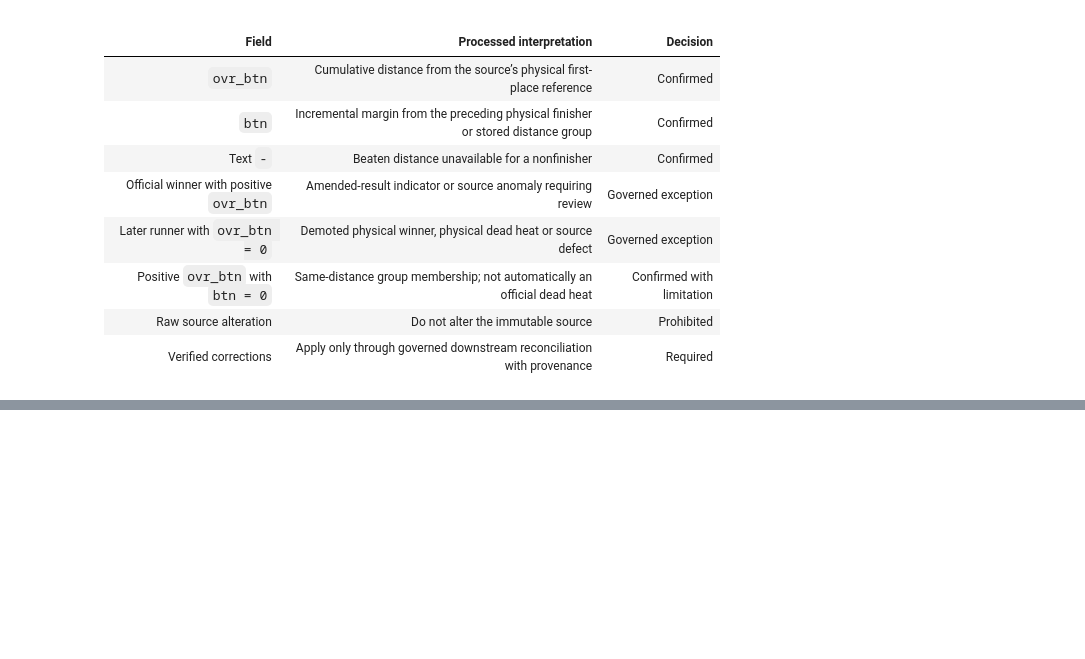
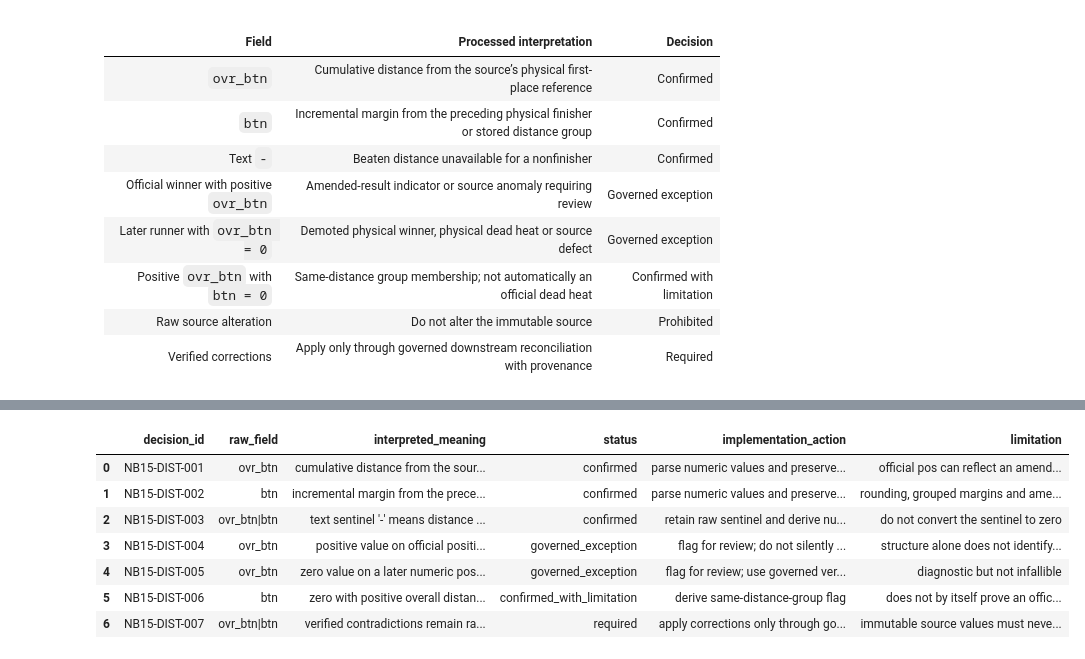
Before and after one commit to rjmac22/inside-rails-horse-racing, a Jupyter notebook: notebooks/15_beaten_distance_semantics.ipynb, the cells around one changed output, grey strips where cells are left out. Drawn from its saved outputs; the diff is of its cells as text; code cells hidden in the pictures; blank space fills up the shorter version.

Commit message:
Close out Notebook 15 beaten-distance analysis

```diff
--- a/notebooks/15_beaten_distance_semantics.ipynb
+++ b/notebooks/15_beaten_distance_semantics.ipynb
@@ -5566,0 +5751,51 @@ Important limitations are:
+# %%
+# Reload and validate the persisted Notebook 15 decision output.
+#
+# Purpose:
+#   The notebook wrap-up procedure requires every written file to be reloaded
+#   and validated rather than trusting the in-memory dataframe.
+#
+# Output grain:
+#   One persisted decision row per governed beaten-distance rule.
+
+reloaded_beaten_distance_field_decisions = pd.read_csv(
+    NOTEBOOK_15_DECISIONS_PATH,
+    keep_default_na=False,
+)
+
+if len(reloaded_beaten_distance_field_decisions) != 7:
+    raise ValueError(
+        "Expected seven persisted Notebook 15 decisions, "
+        f"found {len(reloaded_beaten_distance_field_decisions)}."
+    )
+
+if set(reloaded_beaten_distance_field_decisions.columns) != required_decision_columns:
+    raise ValueError("Reloaded Notebook 15 decision schema is invalid.")
+
+if reloaded_beaten_distance_field_decisions["decision_id"].duplicated().any():
+    raise ValueError("Reloaded Notebook 15 decision IDs are not unique.")
+
+expected_statuses = {
+    "confirmed",
+    "confirmed_with_limitation",
+    "governed_exception",
+    "required",
+}
+observed_statuses = set(reloaded_beaten_distance_field_decisions["status"])
+
+if not observed_statuses <= expected_statuses:
+    raise ValueError(
+        "Reloaded Notebook 15 decisions contain an invalid status: "
+        f"{sorted(observed_statuses - expected_statuses)}"
+    )
+
+display(reloaded_beaten_distance_field_decisions)
+# %% [output]
+|  | decision_id | raw_field | interpreted_meaning | status | implementation_action | limitation |
+| 0 | NB15-DIST-001 | ovr_btn | cumulative distance from the sour... | confirmed | parse numeric values and preserve... | official pos can reflect an amend... |
+| 1 | NB15-DIST-002 | btn | incremental margin from the prece... | confirmed | parse numeric values and preserve... | rounding, grouped margins and ame... |
+| 2 | NB15-DIST-003 | ovr_btn|btn | text sentinel '-' means distance ... | confirmed | retain raw sentinel and derive nu... | do not convert the sentinel to zero |
+| 3 | NB15-DIST-004 | ovr_btn | positive value on official positi... | governed_exception | flag for review; do not silently ... | structure alone does not identify... |
+| 4 | NB15-DIST-005 | ovr_btn | zero value on a later numeric pos... | governed_exception | flag for review; use governed ver... | diagnostic but not infallible |
+| 5 | NB15-DIST-006 | btn | zero with positive overall distan... | confirmed_with_limitation | derive same-distance-group flag | does not by itself prove an offic... |
+| 6 | NB15-DIST-007 | ovr_btn|btn | verified contradictions remain ra... | required | apply corrections only through go... | immutable source values must neve... |
```
Also changed, not shown: parts of 3 cells of this notebook, 2 other files.
